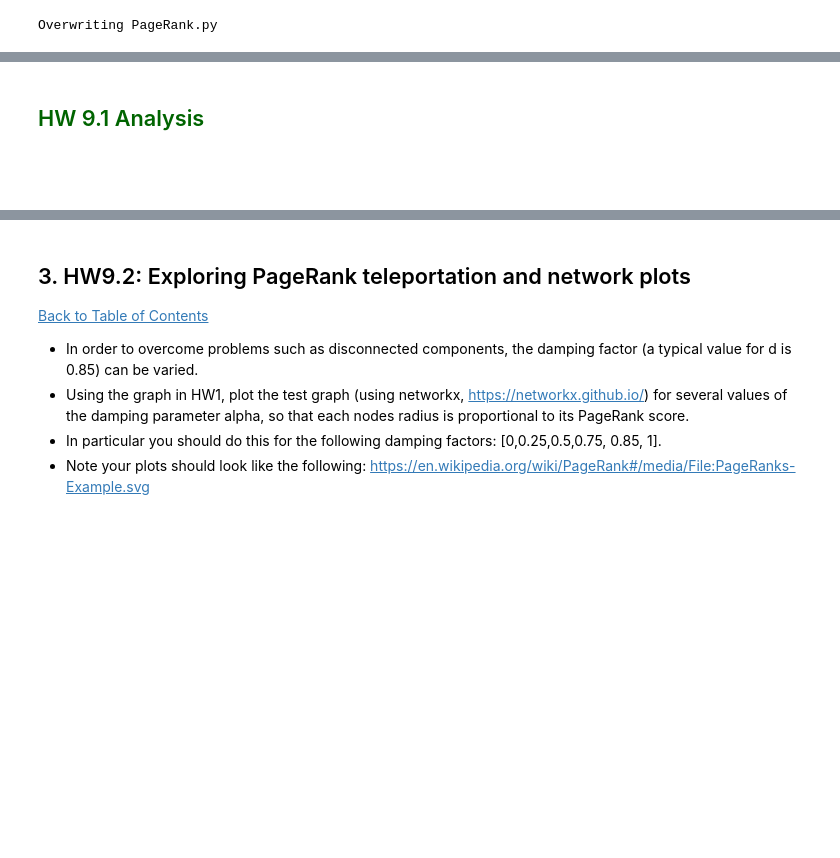
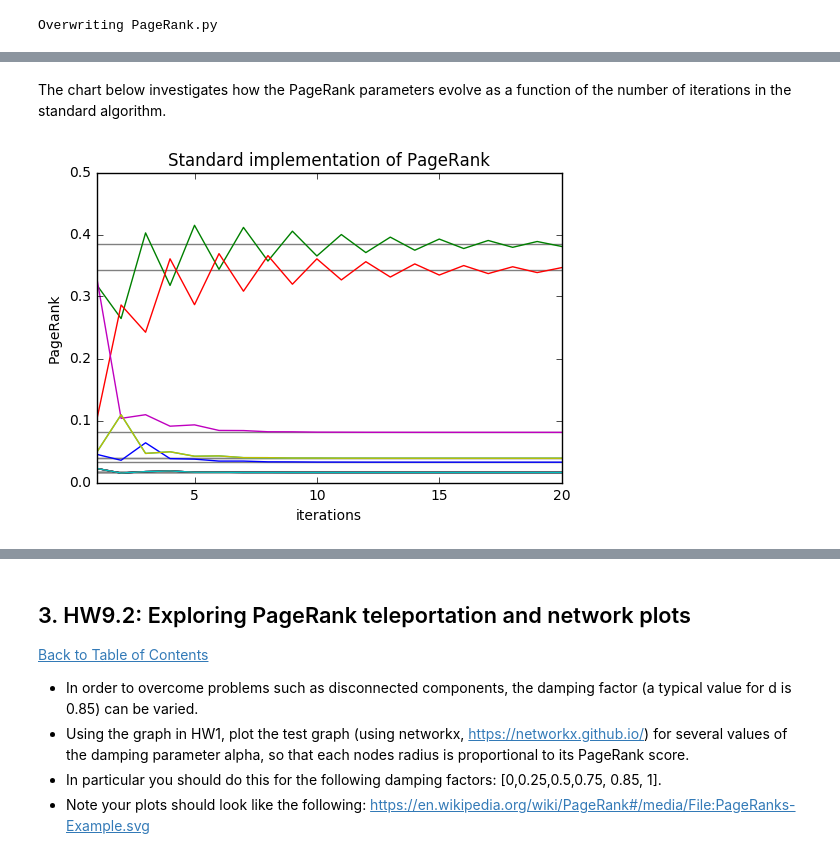
Before and after one commit to DongL/w261, a Jupyter notebook: week9/MIDS-W261-HW-09-Sanchez.ipynb, the cells around one changed output, grey strips where cells are left out. Drawn from its saved outputs; the diff is of its cells as text; code cells hidden in the pictures; blank space fills up the shorter version.

```diff
--- a/week9/MIDS-W261-HW-09-Sanchez.ipynb
+++ b/week9/MIDS-W261-HW-09-Sanchez.ipynb
@@ -650,4 +691,5 @@ Overwriting PageRank.py
 # %%
+%%time
 %reload_ext autoreload
 %autoreload 2
 from PageRank import PageRank
@@ -659,8 +701,11 @@ mr_job = PageRank(args=["data/PageRank-test.txt",
                         "--jobconf=mapred.reduce.tasks=5",
                         "--reduce.tasks=5"])
 
+results = {}
 with mr_job.make_runner() as runner:
     runner.run()
     for line in runner.stream_output():
-        print(mr_job.parse_output_line(line))
+        result = mr_job.parse_output_line(line)
+        results[result[0]] = result[1]["PR"]
+pprint(results)
 # %% [output]
@@ -686,7 +725,40 @@ with mr_job.make_runner() as runner:
-# %% [markdown]
-<h2 style="color:darkgreen">  HW 9.1 Analysis </h2>
-
-
-
-
-<br><br>
+# %% [markdown]
+The chart below investigates how the PageRank parameters evolve as a function of the number of iterations in the standard algorithm.
+# %%
+%reload_ext autoreload
+%autoreload 2
+from PageRank import PageRank
+
+all_results = []
+
+for iteration in range(1, 21):
+    mr_job = PageRank(args=["data/PageRank-test.txt",
+                            "--iterations=%d" % iteration,
+                            "--n_nodes=11",
+                            "--damping_factor=.85",
+                            "--jobconf=mapred.reduce.tasks=5",
+                            "--reduce.tasks=5"])
+
+    results = {}
+    with mr_job.make_runner() as runner:
+        runner.run()
+        for line in runner.stream_output():
+            result = mr_job.parse_output_line(line)
+            try:
+                results[result[0]] = result[1]["PR"]
+            except:
+                pass
+        results["index"] = iteration
+    all_results.append(results)
+
+data = pd.DataFrame(all_results)
+data.index = data.pop("index")
+data.plot(kind="line", legend=False)
+plt.hlines(true_values,0,iterations-1, colors="grey")
+plt.title("Standard implementation of PageRank")
+plt.xlabel("iterations")
+plt.ylabel("PageRank")
+plt.ylim(0,.5)
+plt.show()
+# %% [output]
+[figure, added]
```
Also changed, not shown: parts of 27 cells of this notebook, 1 other file.
